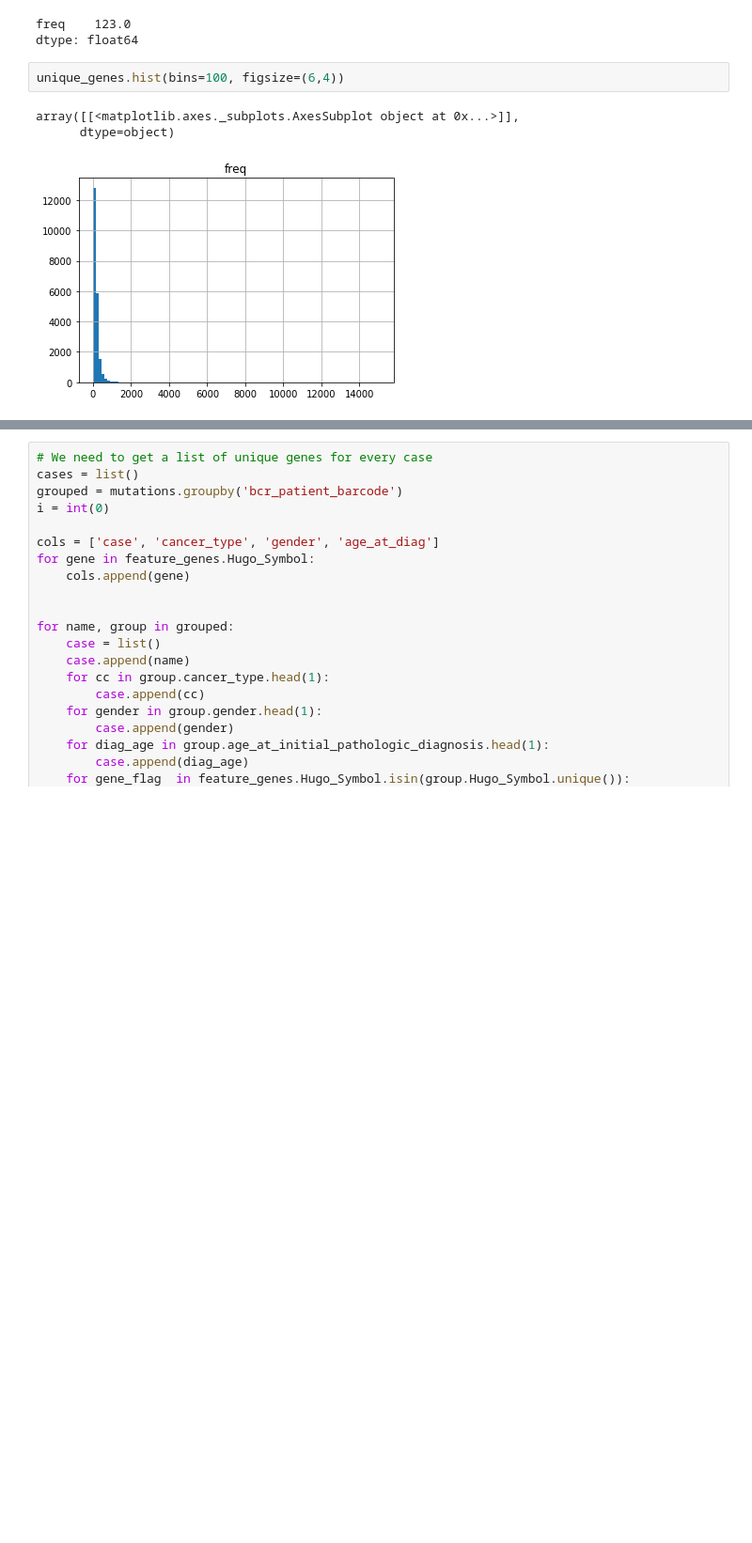
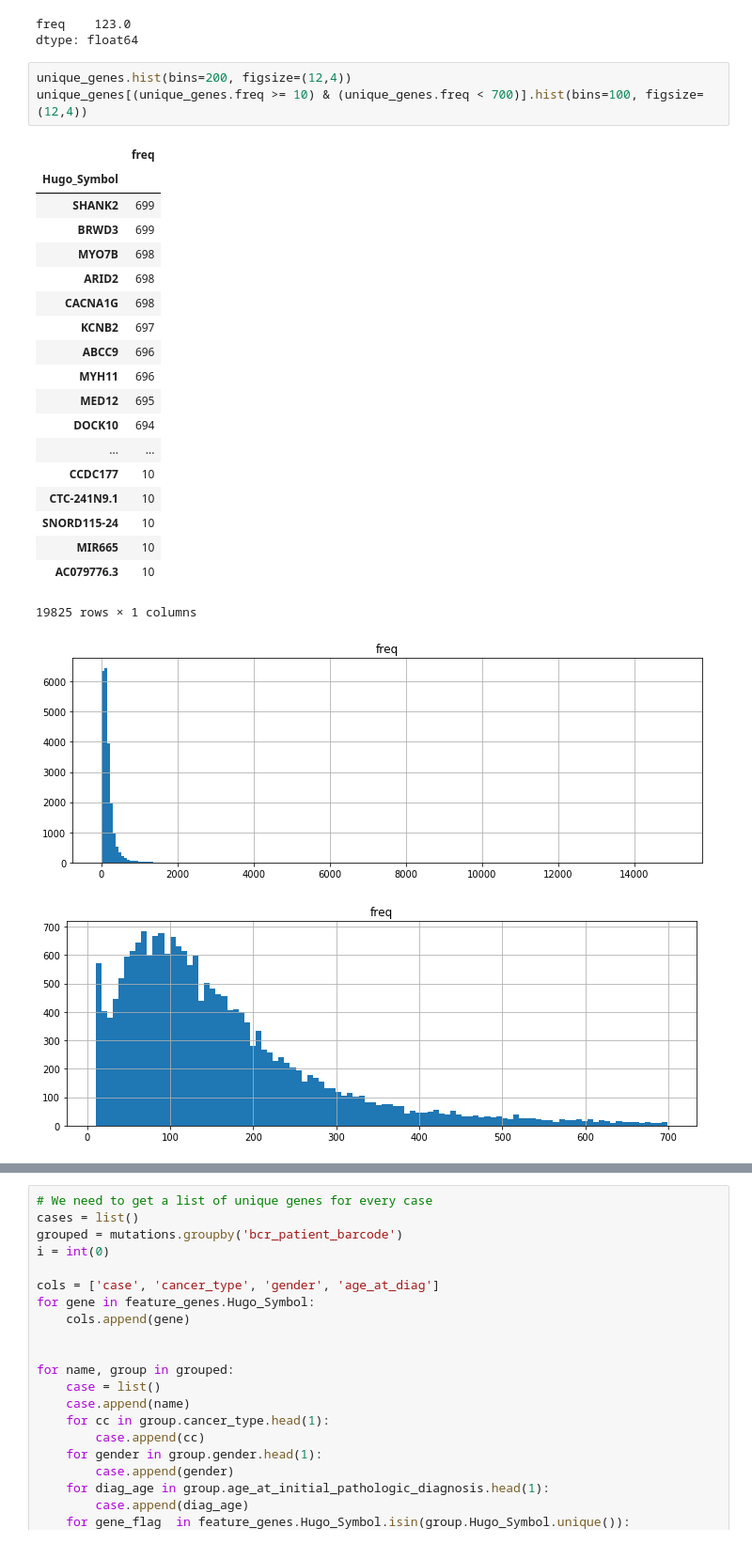
Before and after one commit to tonydisera/w207_6_sum19_g5_final_project, a Jupyter notebook: merge_pancancer_somatic_mutations/transform_pancancer_merged_data.ipynb, the cells around one changed output, grey strips where cells are left out. Shown at 94% size. Saved outputs shown, nothing was run; the diff lists cells and outputs as text; blank space fills up the shorter version.

```diff
--- a/merge_pancancer_somatic_mutations/transform_pancancer_merged_data.ipynb
+++ b/merge_pancancer_somatic_mutations/transform_pancancer_merged_data.ipynb
@@ -82,9 +85,28 @@ unique_genes.median()
 # %% [output]
 freq    123.0
 dtype: float64
-# %%
-unique_genes.hist(bins=100, figsize=(6,4))
-# %% [output]
-array([[<matplotlib.axes._subplots.AxesSubplot object at 0x...>]],
-      dtype=object)
-[figure, removed]
+# %%
+unique_genes.hist(bins=200, figsize=(12,4))
+unique_genes[(unique_genes.freq >= 10) & (unique_genes.freq < 700)].hist(bins=100, figsize=(12,4))
+# %% [output]
+|  | freq |
+| Hugo_Symbol |  |
+| SHANK2 | 699 |
+| BRWD3 | 699 |
+| MYO7B | 698 |
+| ARID2 | 698 |
+| CACNA1G | 698 |
+| KCNB2 | 697 |
+| ABCC9 | 696 |
+| MYH11 | 696 |
+| MED12 | 695 |
+| DOCK10 | 694 |
+| ... | ... |
+| CCDC177 | 10 |
+| CTC-241N9.1 | 10 |
+| SNORD115-24 | 10 |
+| MIR665 | 10 |
+| AC079776.3 | 10 |
+19825 rows × 1 columns
+[figure, added]
+[figure, added]
```
Also changed, not shown: parts of 8 cells of this notebook, 1 other file.
